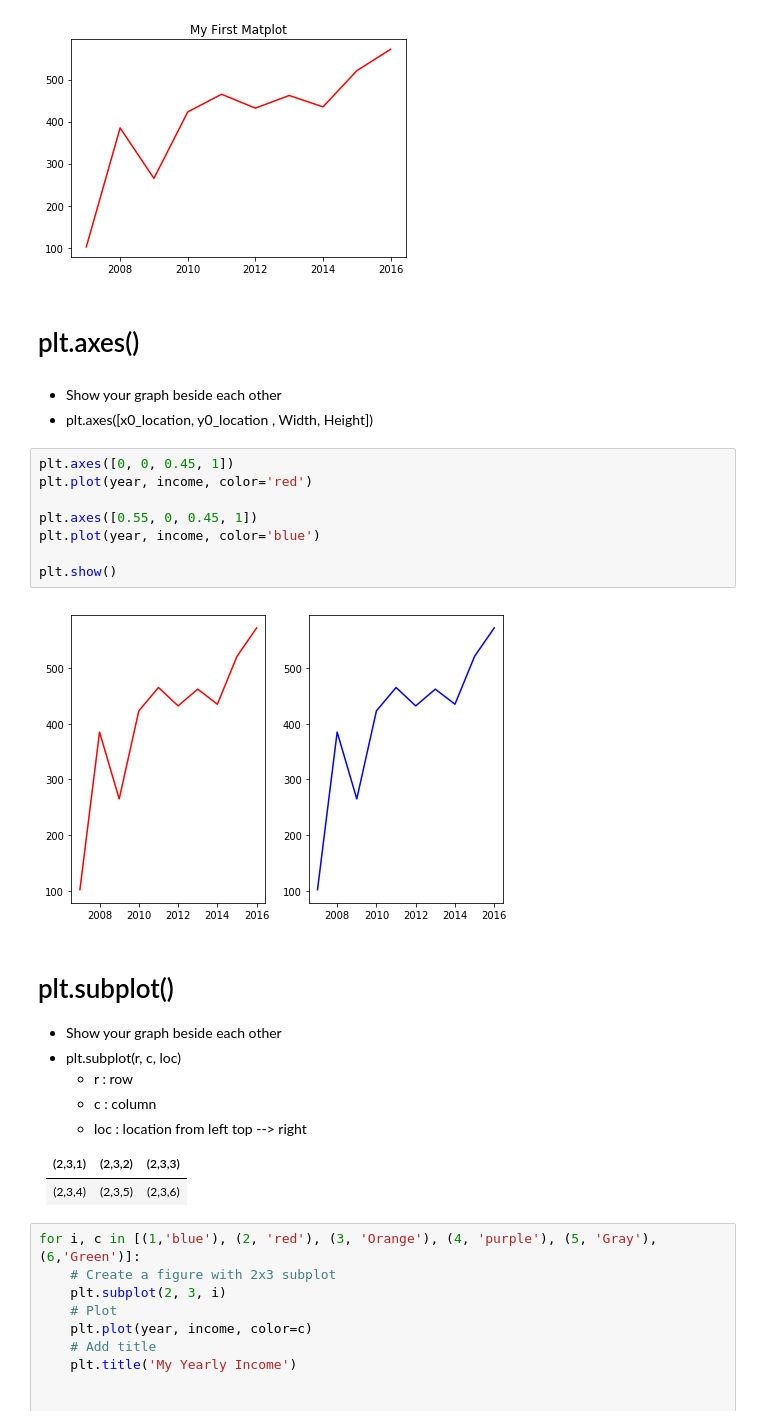
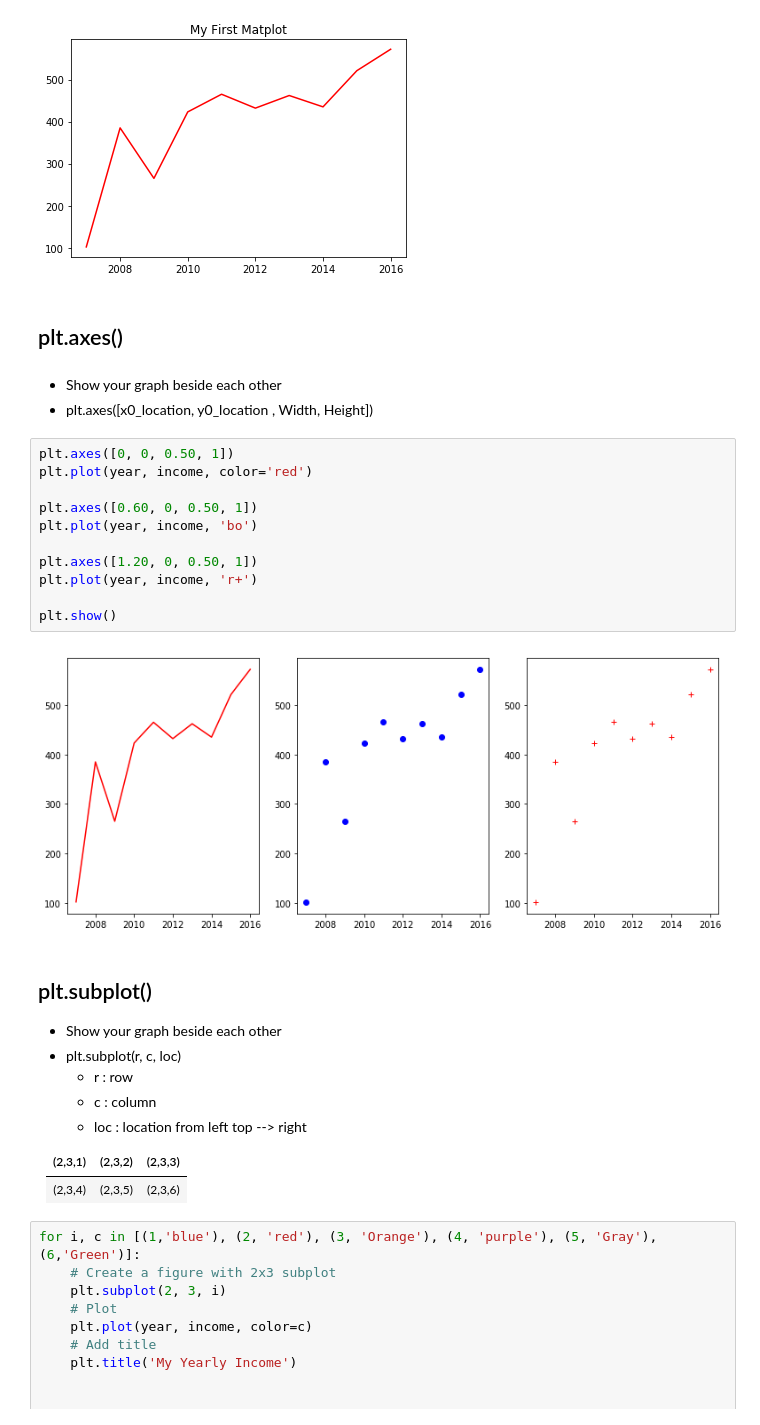
Before and after one commit to iamshihshan/PyOllyTutorial, a Jupyter notebook: 04_MatlibPlot.ipynb, the cells around one changed output. Saved outputs shown, nothing was run; the diff lists cells and outputs as text.

```diff
--- a/04_MatlibPlot.ipynb
+++ b/04_MatlibPlot.ipynb
@@ -19,22 +19,25 @@ plt.show()
 # %% [output]
 [figure]
 # %% [markdown]
-# plt.axes()
+## plt.axes()
 # %% [markdown]
 * Show your graph beside each other
 * plt.axes([x0_location, y0_location ,  Width, Height])
 # %%
-plt.axes([0, 0, 0.45, 1])
+plt.axes([0, 0, 0.50, 1])
 plt.plot(year, income, color='red')
 
-plt.axes([0.55, 0, 0.45, 1])
-plt.plot(year, income, color='blue')
+plt.axes([0.60, 0, 0.50, 1])
+plt.plot(year, income, 'bo')
+
+plt.axes([1.20, 0, 0.50, 1])
+plt.plot(year, income, 'r+')
 
 plt.show()
 # %% [output]
-[figure, old version]
+[figure, new version]
 # %% [markdown]
-# plt.subplot()
+## plt.subplot()
 * Show your graph beside each other
 * plt.subplot(r, c, loc)
     * r : row
```
Also changed, not shown: parts of 23 cells of this notebook.
